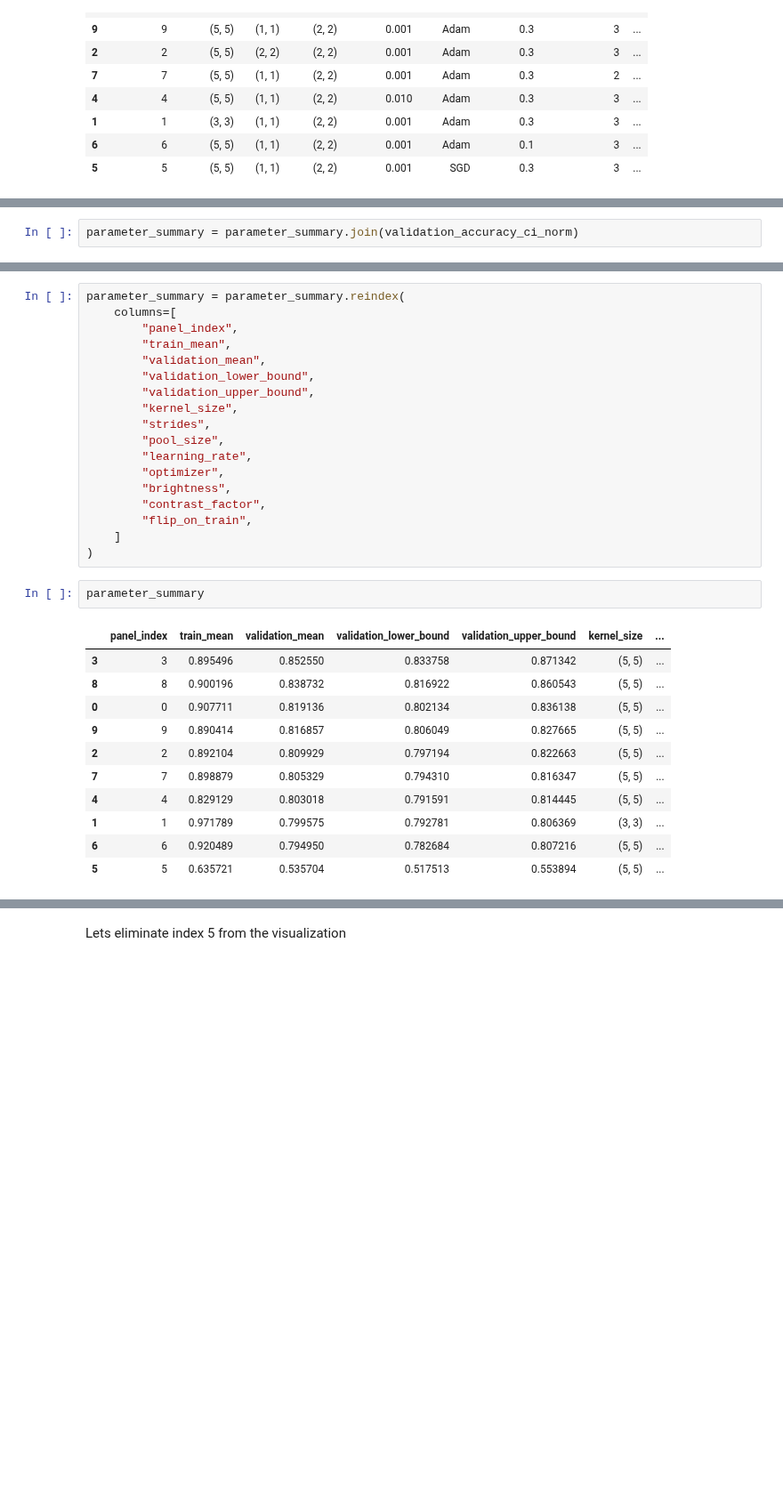
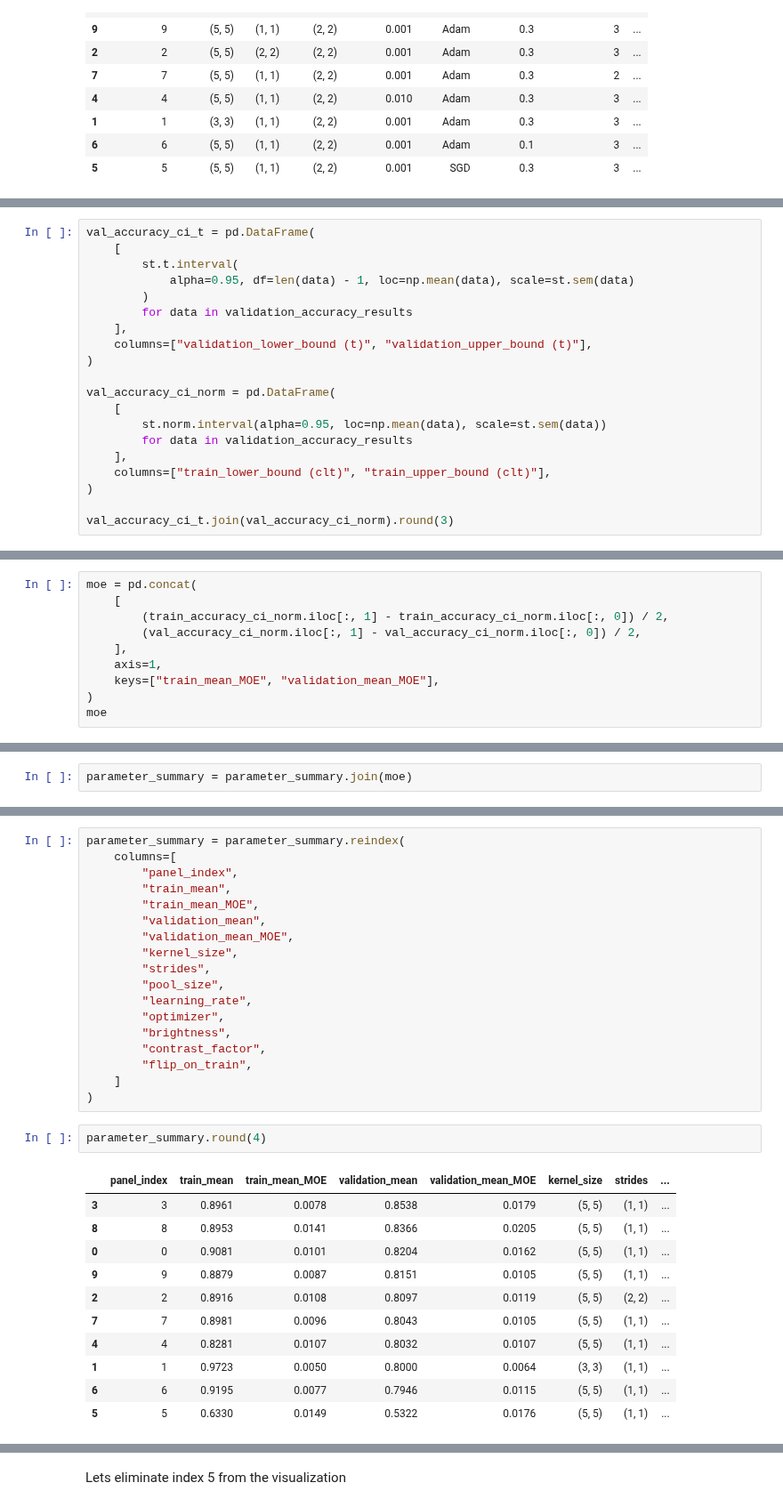
Before and after one commit to RERobbins/mids_w207_summer_22_Richard_Robbins, a Jupyter notebook: submissions/results_analysis.ipynb, the cells around one changed output, grey strips where cells are left out. Shown at 89% size. Drawn from its saved outputs; the diff is of its cells as text; blank space fills up the shorter version.

```diff
--- a/submissions/results_analysis.ipynb
+++ b/submissions/results_analysis.ipynb
@@ -296,0 +264,20 @@ validation_accuracy_ci_norm
+# %%
+val_accuracy_ci_t = pd.DataFrame(
+    [
+        st.t.interval(
+            alpha=0.95, df=len(data) - 1, loc=np.mean(data), scale=st.sem(data)
+        )
+        for data in validation_accuracy_results
+    ],
+    columns=["validation_lower_bound (t)", "validation_upper_bound (t)"],
+)
+
+val_accuracy_ci_norm = pd.DataFrame(
+    [
+        st.norm.interval(alpha=0.95, loc=np.mean(data), scale=st.sem(data))
+        for data in validation_accuracy_results
+    ],
+    columns=["train_lower_bound (clt)", "train_upper_bound (clt)"],
+)
+
+val_accuracy_ci_t.join(val_accuracy_ci_norm).round(3)
@@ -296,0 +298,10 @@ validation_accuracy_ci_norm
+# %%
+moe = pd.concat(
+    [
+        (train_accuracy_ci_norm.iloc[:, 1] - train_accuracy_ci_norm.iloc[:, 0]) / 2,
+        (val_accuracy_ci_norm.iloc[:, 1] - val_accuracy_ci_norm.iloc[:, 0]) / 2,
+    ],
+    axis=1,
+    keys=["train_mean_MOE", "validation_mean_MOE"],
+)
+moe
@@ -297,2 +320,2 @@ validation_accuracy_ci_norm
 # %%
-parameter_summary = parameter_summary.join(validation_accuracy_ci_norm)
+parameter_summary = parameter_summary.join(moe)
@@ -301,9 +338,9 @@ parameter_summary = parameter_summary.reindex(
     columns=[
         "panel_index",
         "train_mean",
+        "train_mean_MOE",
         "validation_mean",
-        "validation_lower_bound",
-        "validation_upper_bound",
+        "validation_mean_MOE",
         "kernel_size",
         "strides",
         "pool_size",
@@ -315,19 +352,19 @@ parameter_summary = parameter_summary.reindex(
     ]
 )
 # %%
-parameter_summary
+parameter_summary.round(4)
 # %% [output]
-|  | panel_index | train_mean | validation_mean | validation_lower_bound | validation_upper_bound | kernel_size | ... |
-| 3 | 3 | 0.895496 | 0.852550 | 0.833758 | 0.871342 | (5, 5) | ... |
-| 8 | 8 | 0.900196 | 0.838732 | 0.816922 | 0.860543 | (5, 5) | ... |
-| 0 | 0 | 0.907711 | 0.819136 | 0.802134 | 0.836138 | (5, 5) | ... |
-| 9 | 9 | 0.890414 | 0.816857 | 0.806049 | 0.827665 | (5, 5) | ... |
-| 2 | 2 | 0.892104 | 0.809929 | 0.797194 | 0.822663 | (5, 5) | ... |
-| 7 | 7 | 0.898879 | 0.805329 | 0.794310 | 0.816347 | (5, 5) | ... |
-| 4 | 4 | 0.829129 | 0.803018 | 0.791591 | 0.814445 | (5, 5) | ... |
-| 1 | 1 | 0.971789 | 0.799575 | 0.792781 | 0.806369 | (3, 3) | ... |
-| 6 | 6 | 0.920489 | 0.794950 | 0.782684 | 0.807216 | (5, 5) | ... |
-| 5 | 5 | 0.635721 | 0.535704 | 0.517513 | 0.553894 | (5, 5) | ... |
+|  | panel_index | train_mean | train_mean_MOE | validation_mean | validation_mean_MOE | kernel_size | strides | ... |
+| 3 | 3 | 0.8961 | 0.0078 | 0.8538 | 0.0179 | (5, 5) | (1, 1) | ... |
+| 8 | 8 | 0.8953 | 0.0141 | 0.8366 | 0.0205 | (5, 5) | (1, 1) | ... |
+| 0 | 0 | 0.9081 | 0.0101 | 0.8204 | 0.0162 | (5, 5) | (1, 1) | ... |
+| 9 | 9 | 0.8879 | 0.0087 | 0.8151 | 0.0105 | (5, 5) | (1, 1) | ... |
+| 2 | 2 | 0.8916 | 0.0108 | 0.8097 | 0.0119 | (5, 5) | (2, 2) | ... |
+| 7 | 7 | 0.8981 | 0.0096 | 0.8043 | 0.0105 | (5, 5) | (1, 1) | ... |
+| 4 | 4 | 0.8281 | 0.0107 | 0.8032 | 0.0107 | (5, 5) | (1, 1) | ... |
+| 1 | 1 | 0.9723 | 0.0050 | 0.8000 | 0.0064 | (3, 3) | (1, 1) | ... |
+| 6 | 6 | 0.9195 | 0.0077 | 0.7946 | 0.0115 | (5, 5) | (1, 1) | ... |
+| 5 | 5 | 0.6330 | 0.0149 | 0.5322 | 0.0176 | (5, 5) | (1, 1) | ... |
 # %%
 x = parameter_summary.panel_index
 y = parameter_summary.validation_mean
```
Also changed, not shown: parts of 46 cells of this notebook.
